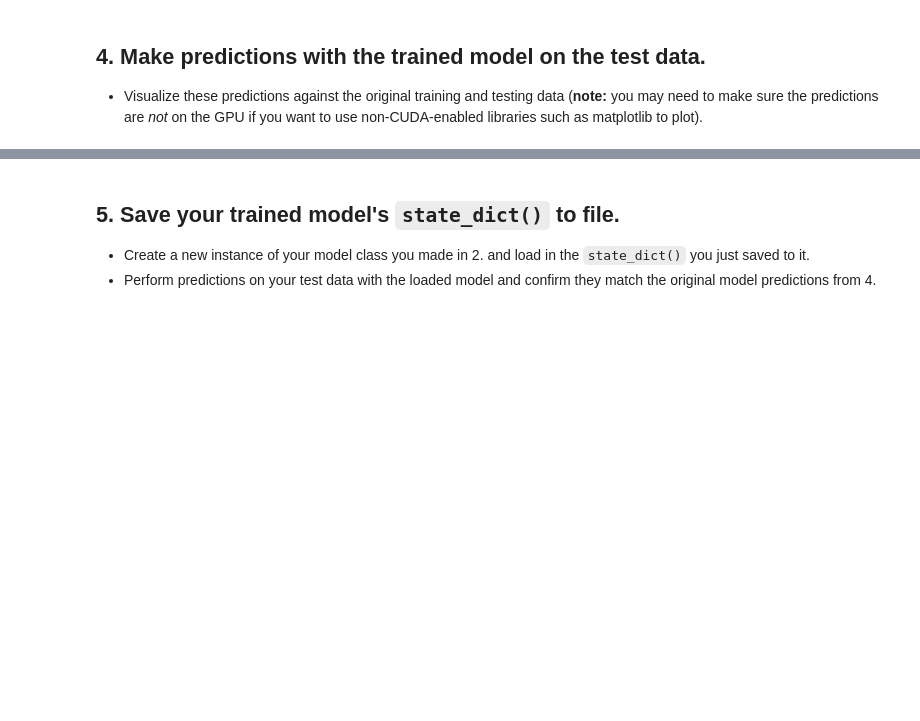
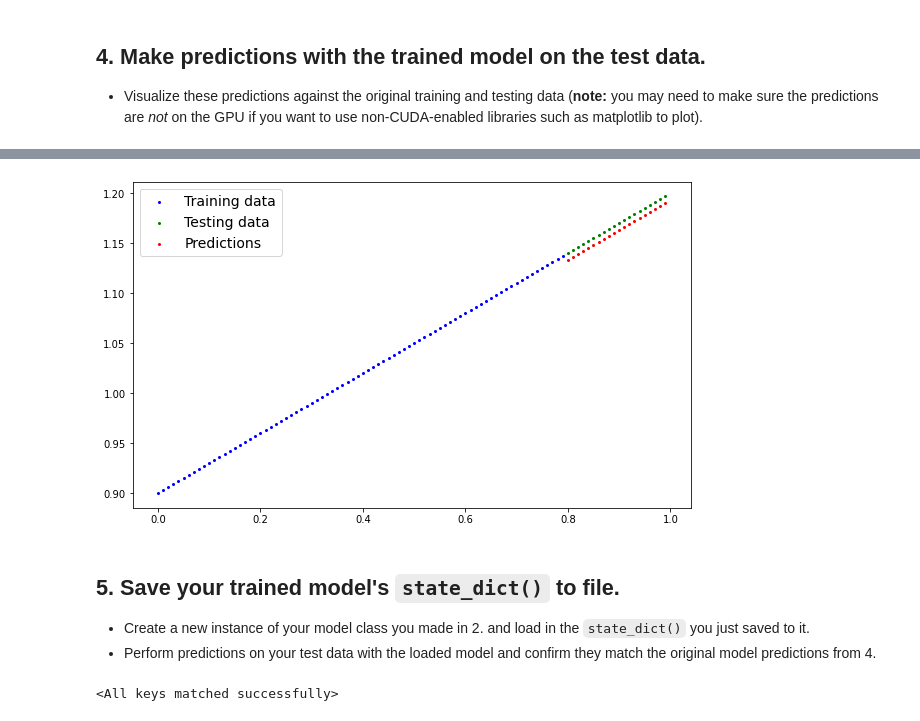
Before and after one commit to LOWERCAS3/PyTorch, a Jupyter notebook: 01_pytorch_workflow_exercises.ipynb, the cells around one changed output, grey strips where cells are left out. Cells and saved outputs as stored; diff of their text form; code cells hidden in the pictures; blank space fills up the shorter version.

```diff
--- a/01_pytorch_workflow_exercises.ipynb
+++ b/01_pytorch_workflow_exercises.ipynb
@@ -48,7 +48,7 @@ weight = 0.3
 bias = 0.9
 
 # Make X and y using linear regression feature
-X = torch.arange(0, 1, 0.01)
+X = torch.arange(0, 1, 0.01).unsqueeze(dim=1)
 y = weight * X + bias
 print(f"Number of X samples: {len(X)}")
 print(f"Number of y samples: {len(y)}")
@@ -119,16 +129,22 @@ class LinearRegressionModel(nn.Module):
         super().__init__()
 
         # Initializing weights and bias with random values
-        self.weights = nn.Parameter(torch.randn(1,
-                                           requires_grad=True,
-                                           dtype=float))
-        self.bias = nn.Parameter(torch.randn(1,
-                                        requires_grad=True,
-                                        dtype=float))
+        # self.weights = nn.Parameter(torch.randn(1,
+        #                                    requires_grad=True,
+        #                                    dtype=float))
+        # self.bias = nn.Parameter(torch.randn(1,
+        #                                 requires_grad=True,
+        #                                 dtype=float))
+
+        # Using nn.Linear to initialize layers
+        self.linear_layers = nn.Linear(in_features=1,
+                                       out_features=1)
+
 
     #  Defining forward function for the computation to be performed in order to create outputs
     def forward(self, x: torch.Tensor) -> torch.Tensor:
-        return self.weights * x + self.bias
+        # return self.weights * x + self.bias
+        return self.linear_layers(x)
 # %%
 # Instantiate the model and put it to the target device
 # Seeding the model with random seed
@@ -150,7 +165,7 @@ OrderedDict([('weights',
 # Create the loss function and optimizer
 
 # L1Loss function will be used (Also know as mean absolute error [MSA])
-loss = nn.L1Loss()
+loss_fn = nn.L1Loss()
 
 # Random gradient descent optimizer will be used (Also know as Stochastic gradient descent [SGD])
 # Parameters passed from the model created in last cell
@@ -204,3 +240,7 @@ for epoch in range(epochs):
   * Visualize these predictions against the original training and testing data (**note:** you may need to make sure the predictions are *not* on the GPU if you want to use non-CUDA-enabled libraries such as matplotlib to plot).
 # %%
 # Make predictions with the model
+model.eval()
+with torch.inference_mode():
+    y_preds = model(X_test)
+y_preds
@@ -207,5 +268,8 @@ for epoch in range(epochs):
 # %%
 # Plot the predictions (these may need to be on a specific device)
+plot_data_preds(predictions=y_preds.cpu())
+# %% [output]
+[figure, added]
 # %% [markdown]
 ## 5. Save your trained model's `state_dict()` to file.
   * Create a new instance of your model class you made in 2. and load in the `state_dict()` you just saved to it.
@@ -222,4 +291,13 @@ from pathlib import Path
 # %%
 # Create new instance of model and load saved state dict (make sure to put it on the target device)
+loaded_model = LinearRegressionModel()
+
+# Moving loaded instance to device
+loaded_model.to(device)
+
+# Loading saved model to new instance of model
+loaded_model.load_state_dict(torch.load(MODEL_SAVE_PATH))
+# %% [output]
+<All keys matched successfully>
 # %%
 # Make predictions with loaded model and compare them to the previous
```
Also changed, not shown: parts of 7 cells of this notebook.
